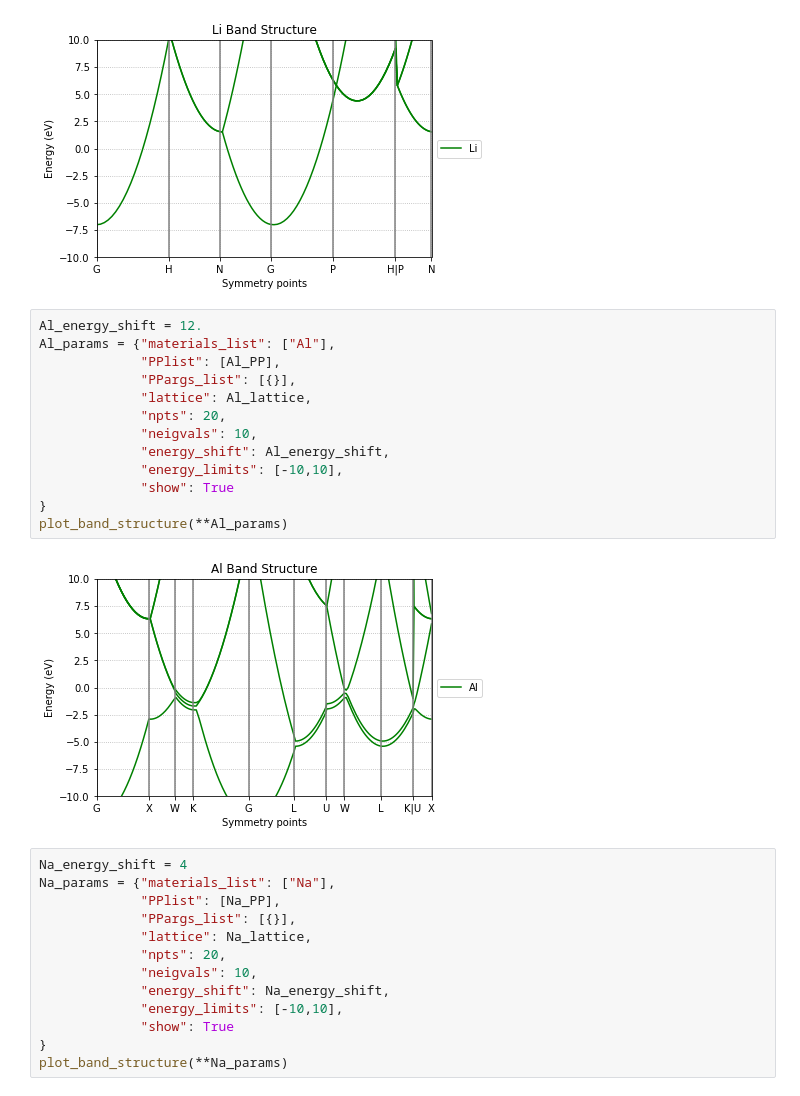
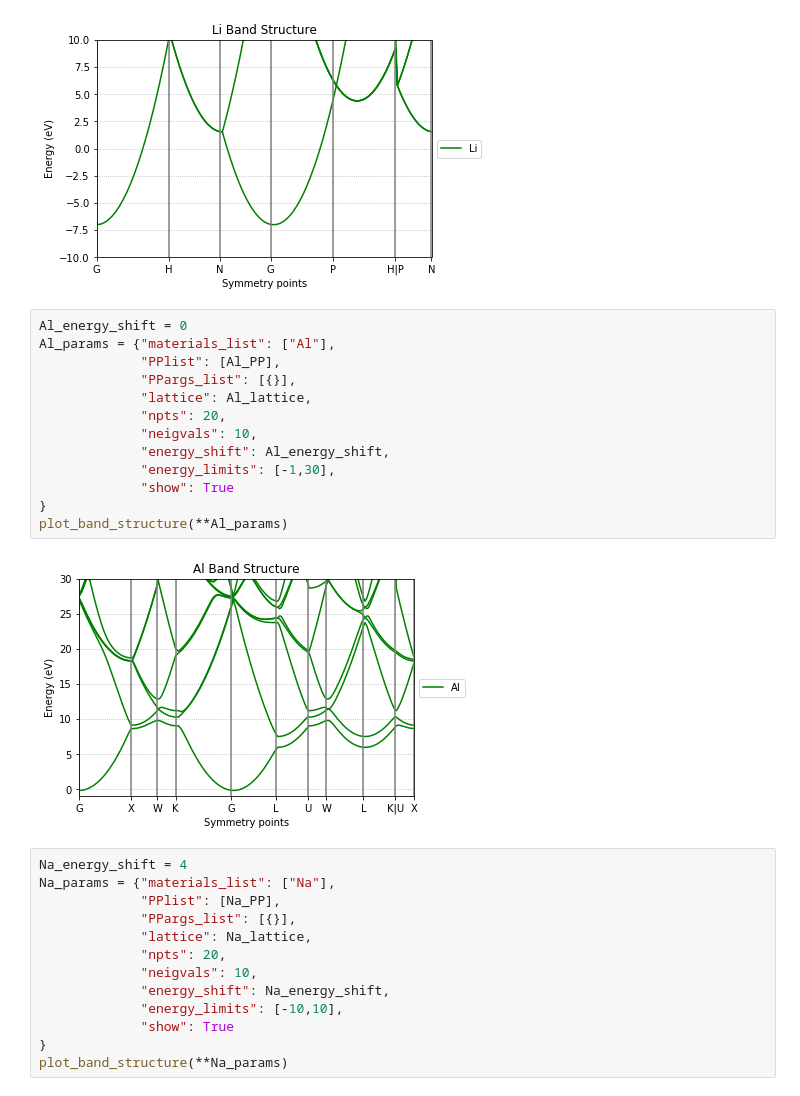
Before and after one commit to jerjorg/bzi_3D, a Jupyter notebook: notebooks/PP Plots.ipynb, the cells around one changed output. Saved outputs shown, nothing was run; the diff lists cells and outputs as text.

```diff
--- a/notebooks/PP Plots.ipynb
+++ b/notebooks/PP Plots.ipynb
@@ -236,20 +236,20 @@ plot_band_structure(**Li_params)
 # %% [output]
 [figure]
 # %%
-Al_energy_shift = 12.
+Al_energy_shift = 0
 Al_params = {"materials_list": ["Al"],
              "PPlist": [Al_PP],
              "PPargs_list": [{}],
              "lattice": Al_lattice,
              "npts": 20,
              "neigvals": 10,
              "energy_shift": Al_energy_shift,
-             "energy_limits": [-10,10],
+             "energy_limits": [-1,30],
              "show": True
 }
 plot_band_structure(**Al_params)
 # %% [output]
-[figure, old version]
+[figure, new version]
 # %%
 Na_energy_shift = 4
 Na_params = {"materials_list": ["Na"],
```
Also changed, not shown: 16 other files.
